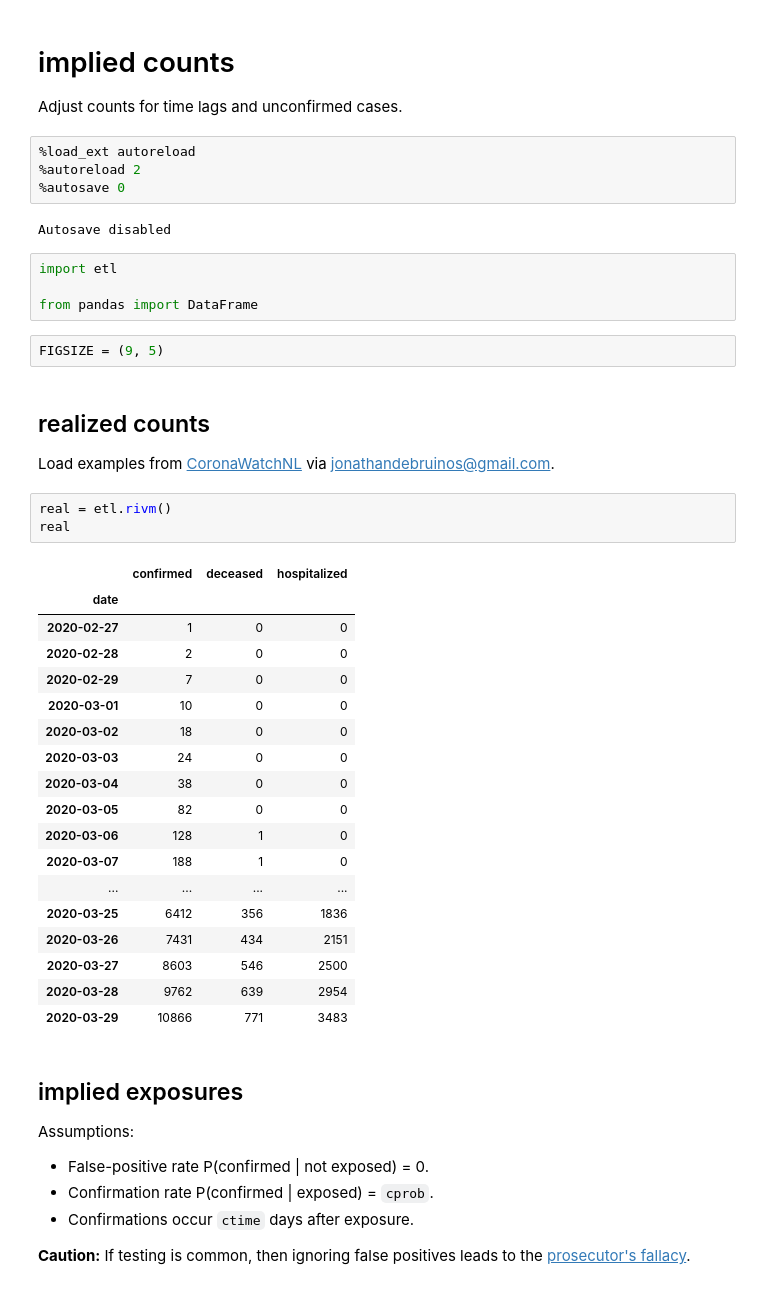
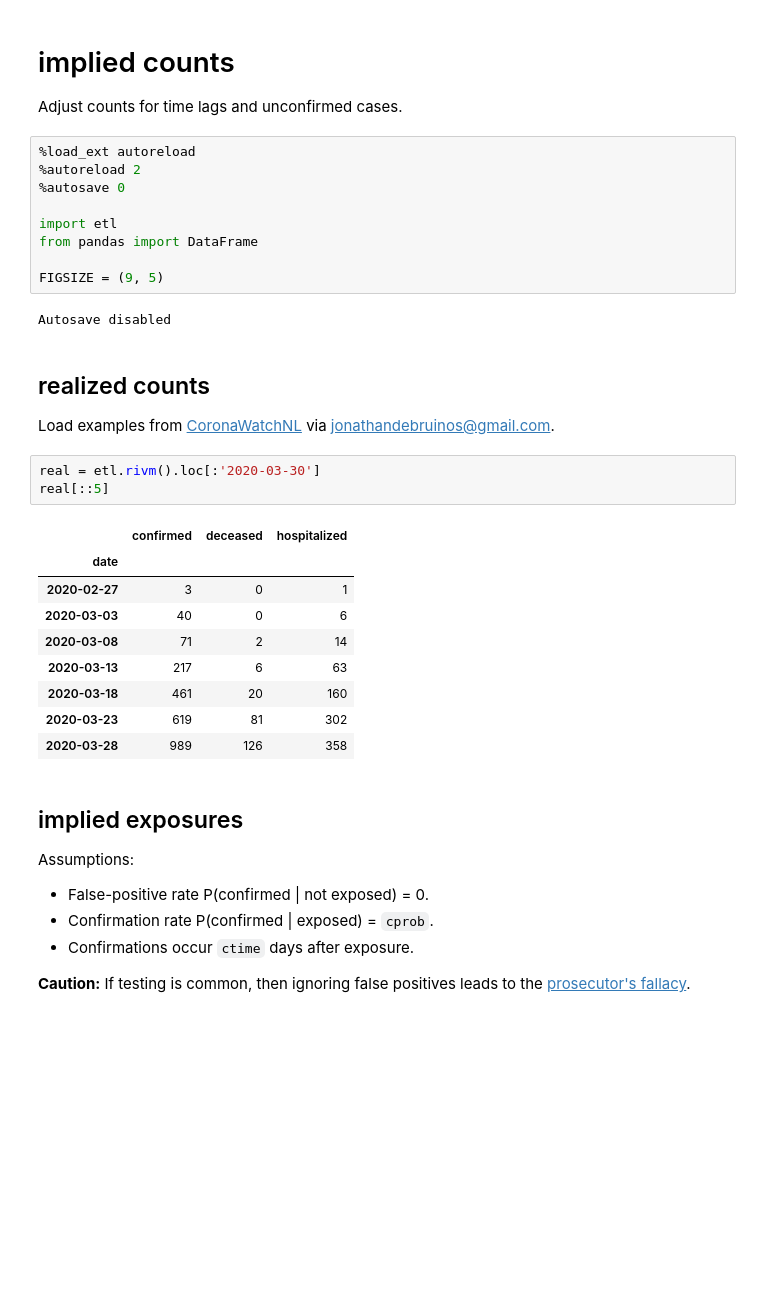
Before and after one commit to samkennerly/covid19, a Jupyter notebook: books/implied.ipynb, the cells around one changed output. Saved outputs shown, nothing was run; the diff lists cells and outputs as text; blank space fills up the shorter version.

```diff
--- a/books/implied.ipynb
+++ b/books/implied.ipynb
@@ -6,14 +6,13 @@ Adjust counts for time lags and unconfirmed cases.
 %load_ext autoreload
 %autoreload 2
 %autosave 0
+
+import etl
+from pandas import DataFrame
+
+FIGSIZE = (9, 5)
 # %% [output]
 Autosave disabled
-# %%
-import etl
-
-from pandas import DataFrame
-# %%
-FIGSIZE = (9, 5)
 # %% [markdown]
 ## realized counts
 
@@ -21,27 +20,18 @@ Load examples from [CoronaWatchNL] via jonathandebruinos@gmail.com.
 
 [CoronaWatchNL]: https://github.com/J535D165/CoronaWatchNL
 # %%
-real = etl.rivm()
-real
+real = etl.rivm().loc[:'2020-03-30']
+real[::5]
 # %% [output]
 |  | confirmed | deceased | hospitalized |
 | date |  |  |  |
-| 2020-02-27 | 1 | 0 | 0 |
-| 2020-02-28 | 2 | 0 | 0 |
-| 2020-02-29 | 7 | 0 | 0 |
-| 2020-03-01 | 10 | 0 | 0 |
-| 2020-03-02 | 18 | 0 | 0 |
-| 2020-03-03 | 24 | 0 | 0 |
-| 2020-03-04 | 38 | 0 | 0 |
-| 2020-03-05 | 82 | 0 | 0 |
-| 2020-03-06 | 128 | 1 | 0 |
-| 2020-03-07 | 188 | 1 | 0 |
-| ... | ... | ... | ... |
-| 2020-03-25 | 6412 | 356 | 1836 |
-| 2020-03-26 | 7431 | 434 | 2151 |
-| 2020-03-27 | 8603 | 546 | 2500 |
-| 2020-03-28 | 9762 | 639 | 2954 |
-| 2020-03-29 | 10866 | 771 | 3483 |
+| 2020-02-27 | 3 | 0 | 1 |
+| 2020-03-03 | 40 | 0 | 6 |
+| 2020-03-08 | 71 | 2 | 14 |
+| 2020-03-13 | 217 | 6 | 63 |
+| 2020-03-18 | 461 | 20 | 160 |
+| 2020-03-23 | 619 | 81 | 302 |
+| 2020-03-28 | 989 | 126 | 358 |
 # %% [markdown]
 ## implied exposures
 
```
Also changed, not shown: parts of 2 cells of this notebook.
